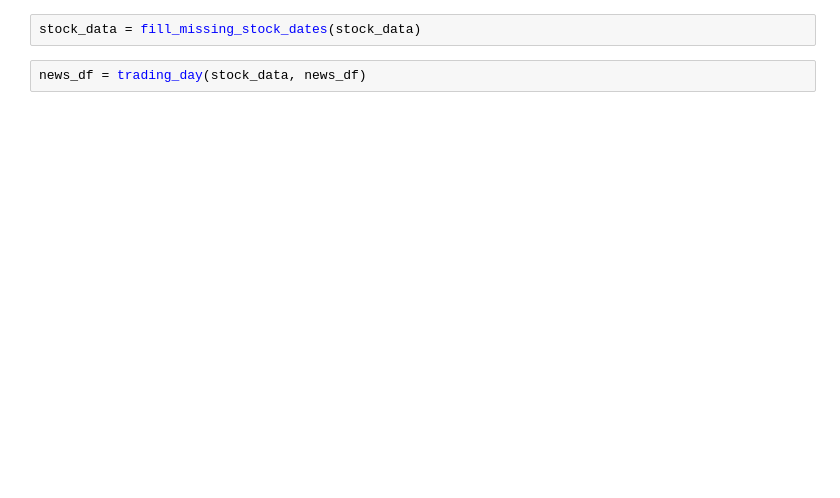
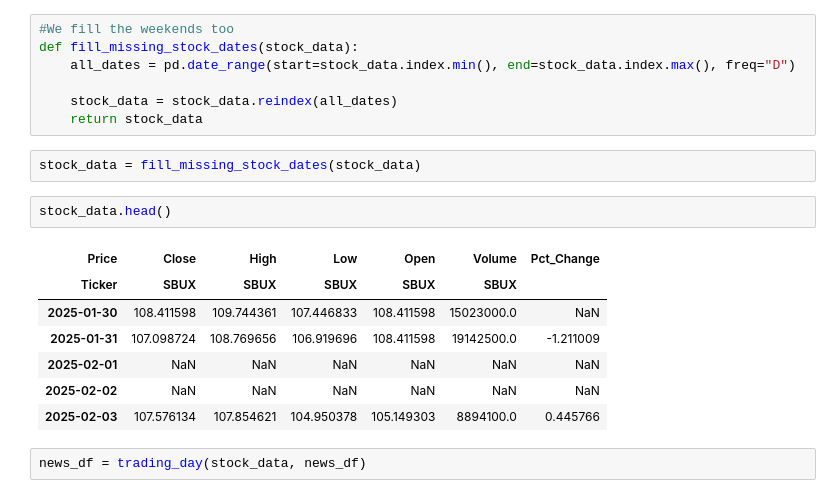
Before and after one commit to jamesrubio23/Finance, a Jupyter notebook: Trading/Ollama_Stock_Price_Prediciton/assets_experiments.ipynb, the cells around one changed output. Saved outputs shown, nothing was run; the diff lists cells and outputs as text; blank space fills up the shorter version.

```diff
--- a/Trading/Ollama_Stock_Price_Prediciton/assets_experiments.ipynb
+++ b/Trading/Ollama_Stock_Price_Prediciton/assets_experiments.ipynb
@@ -1377,4 +1452,21 @@ AttributeError: 'float' object has no attribute 'strftime'
+# %%
+#We fill the weekends too
+def fill_missing_stock_dates(stock_data):
+    all_dates = pd.date_range(start=stock_data.index.min(), end=stock_data.index.max(), freq="D")
+
+    stock_data = stock_data.reindex(all_dates)
+    return stock_data
 # %%
 stock_data = fill_missing_stock_dates(stock_data)
+# %%
+stock_data.head()
+# %% [output]
+| Price | Close | High | Low | Open | Volume | Pct_Change |
+| Ticker | SBUX | SBUX | SBUX | SBUX | SBUX |  |
+| 2025-01-30 | 108.411598 | 109.744361 | 107.446833 | 108.411598 | 15023000.0 | NaN |
+| 2025-01-31 | 107.098724 | 108.769656 | 106.919696 | 108.411598 | 19142500.0 | -1.211009 |
+| 2025-02-01 | NaN | NaN | NaN | NaN | NaN | NaN |
+| 2025-02-02 | NaN | NaN | NaN | NaN | NaN | NaN |
+| 2025-02-03 | 107.576134 | 107.854621 | 104.950378 | 105.149303 | 8894100.0 | 0.445766 |
 # %%
 news_df = trading_day(stock_data, news_df)
```
Also changed, not shown: parts of 35 cells of this notebook, 2 other files.
